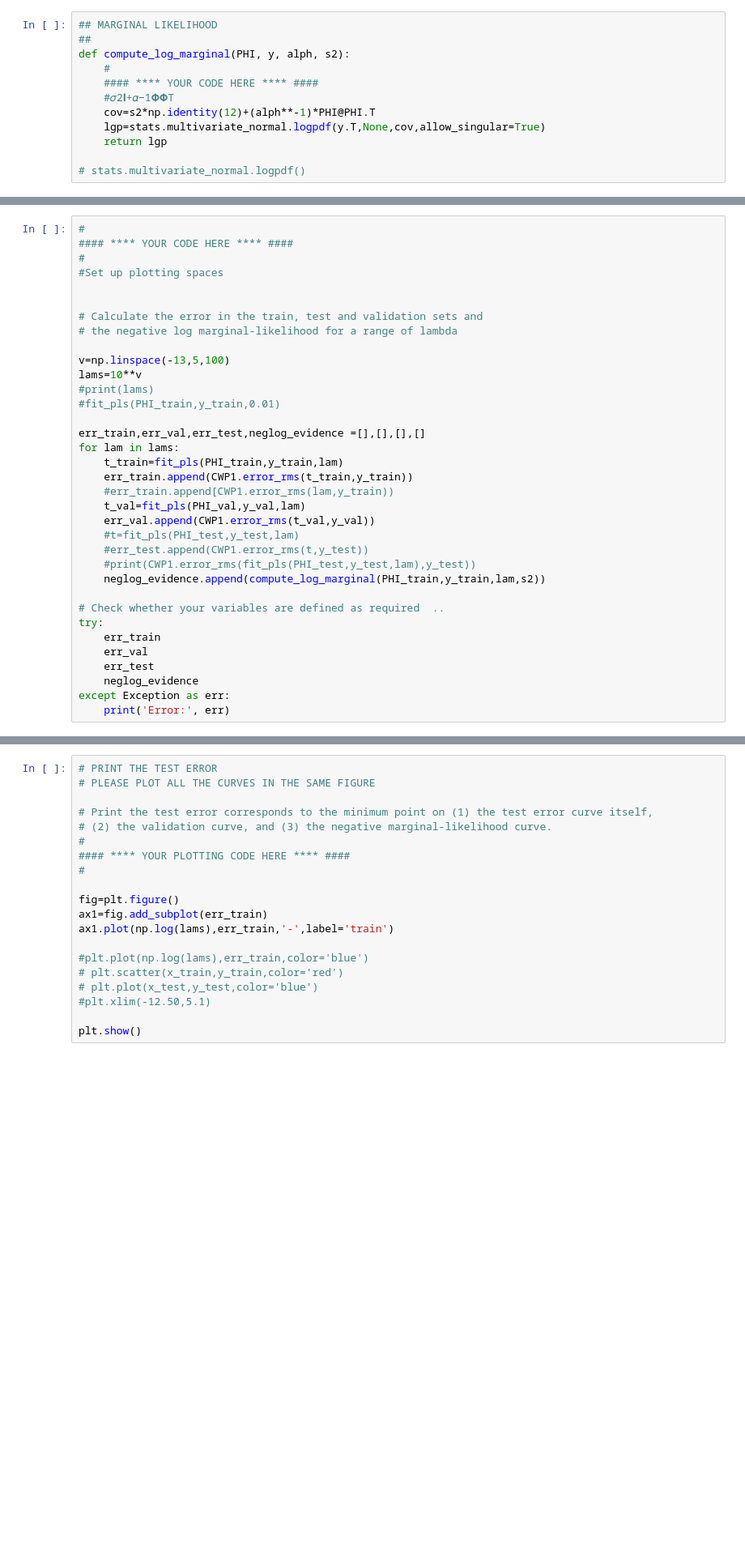
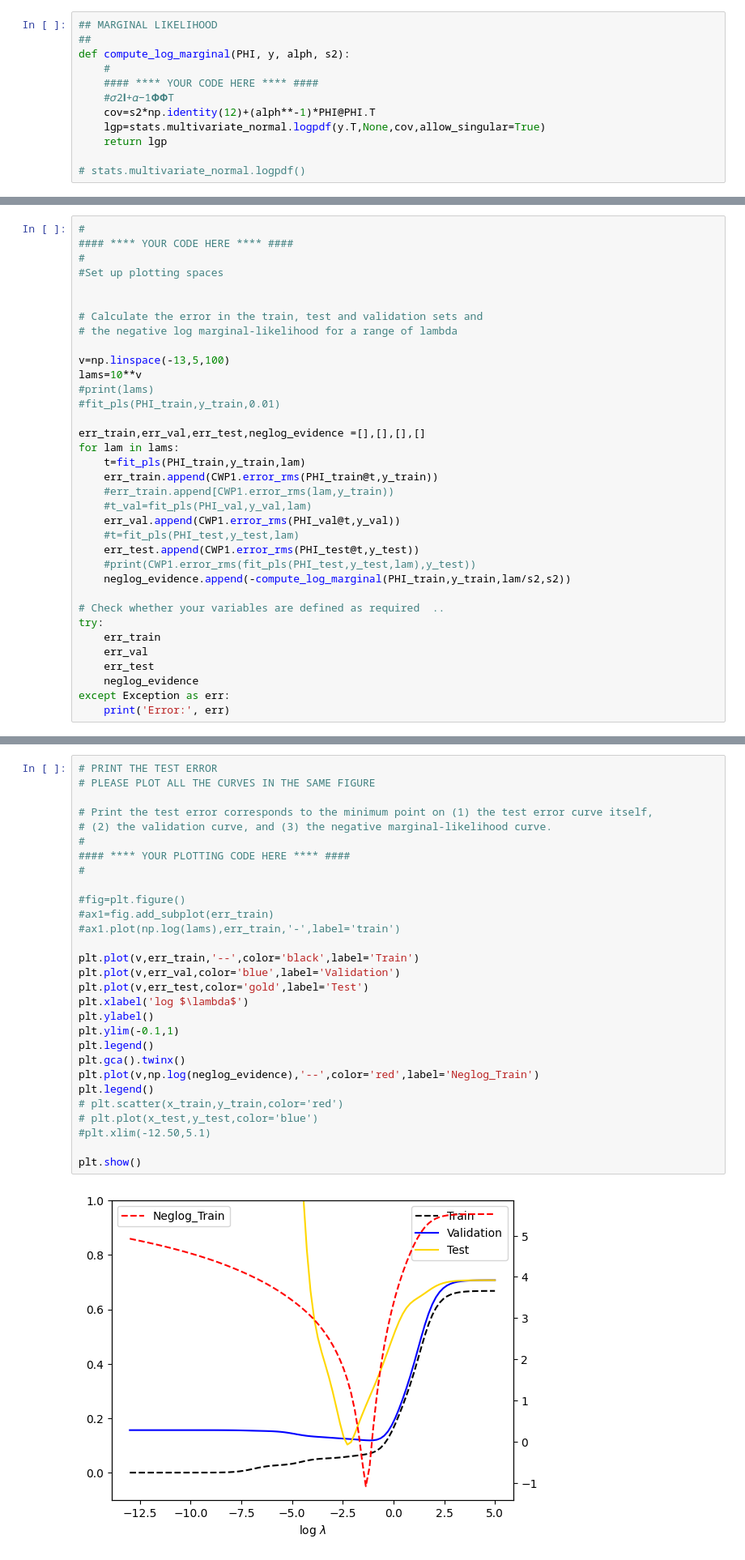
Before and after one commit to rwitobaansheikh/Bayesian_ML, a Jupyter notebook: Coursework/Coursework Zip File (Deadline 8pm, March 22th, 2024)-20240227/Coursework Part 1 2024/CW Part 1/BML_Coursework_Part1.ipynb, the cells around one changed output, grey strips where cells are left out. Shown at 81% size. Drawn from its saved outputs; the diff is of its cells as text; blank space fills up the shorter version.

```diff
--- a/Coursework/Coursework Zip File (Deadline 8pm, March 22th, 2024)-20240227/Coursework Part 1 2024/CW Part 1/BML_Coursework_Part1.ipynb
+++ b/Coursework/Coursework Zip File (Deadline 8pm, March 22th, 2024)-20240227/Coursework Part 1 2024/CW Part 1/BML_Coursework_Part1.ipynb
@@ -364,15 +364,15 @@ lams=10**v
 
 err_train,err_val,err_test,neglog_evidence =[],[],[],[]
 for lam in lams:
-    t_train=fit_pls(PHI_train,y_train,lam)
-    err_train.append(CWP1.error_rms(t_train,y_train))
+    t=fit_pls(PHI_train,y_train,lam)
+    err_train.append(CWP1.error_rms(PHI_train@t,y_train))
     #err_train.append[CWP1.error_rms(lam,y_train))
-    t_val=fit_pls(PHI_val,y_val,lam)
-    err_val.append(CWP1.error_rms(t_val,y_val))
+    #t_val=fit_pls(PHI_val,y_val,lam)
+    err_val.append(CWP1.error_rms(PHI_val@t,y_val))
     #t=fit_pls(PHI_test,y_test,lam)
-    #err_test.append(CWP1.error_rms(t,y_test))
+    err_test.append(CWP1.error_rms(PHI_test@t,y_test))
     #print(CWP1.error_rms(fit_pls(PHI_test,y_test,lam),y_test))
-    neglog_evidence.append(compute_log_marginal(PHI_train,y_train,lam,s2))
+    neglog_evidence.append(-compute_log_marginal(PHI_train,y_train,lam/s2,s2))
 
 # Check whether your variables are defined as required  ..
 try:
@@ -385,23 +409,34 @@ except Exception as err:
 # %%
 # PRINT THE TEST ERROR
 # PLEASE PLOT ALL THE CURVES IN THE SAME FIGURE
 
 # Print the test error corresponds to the minimum point on (1) the test error curve itself,
 # (2) the validation curve, and (3) the negative marginal-likelihood curve.
 #
 #### **** YOUR PLOTTING CODE HERE **** ####
 #
 
-fig=plt.figure()
-ax1=fig.add_subplot(err_train)
-ax1.plot(np.log(lams),err_train,'-',label='train')
+#fig=plt.figure()
+#ax1=fig.add_subplot(err_train)
+#ax1.plot(np.log(lams),err_train,'-',label='train')
 
-#plt.plot(np.log(lams),err_train,color='blue')
+plt.plot(v,err_train,'--',color='black',label='Train')
+plt.plot(v,err_val,color='blue',label='Validation')
+plt.plot(v,err_test,color='gold',label='Test')
+plt.xlabel('log $\lambda$')
+plt.ylabel()
+plt.ylim(-0.1,1)
+plt.legend()
+plt.gca().twinx()
+plt.plot(v,np.log(neglog_evidence),'--',color='red',label='Neglog_Train')
+plt.legend()
 # plt.scatter(x_train,y_train,color='red')
 # plt.plot(x_test,y_test,color='blue')
 #plt.xlim(-12.50,5.1)
 
 plt.show()
+# %% [output]
+[figure, added]
 # %% [markdown]
 # Task 2d
 **(2 marks)**
```
Also changed, not shown: parts of 3 cells of this notebook.
